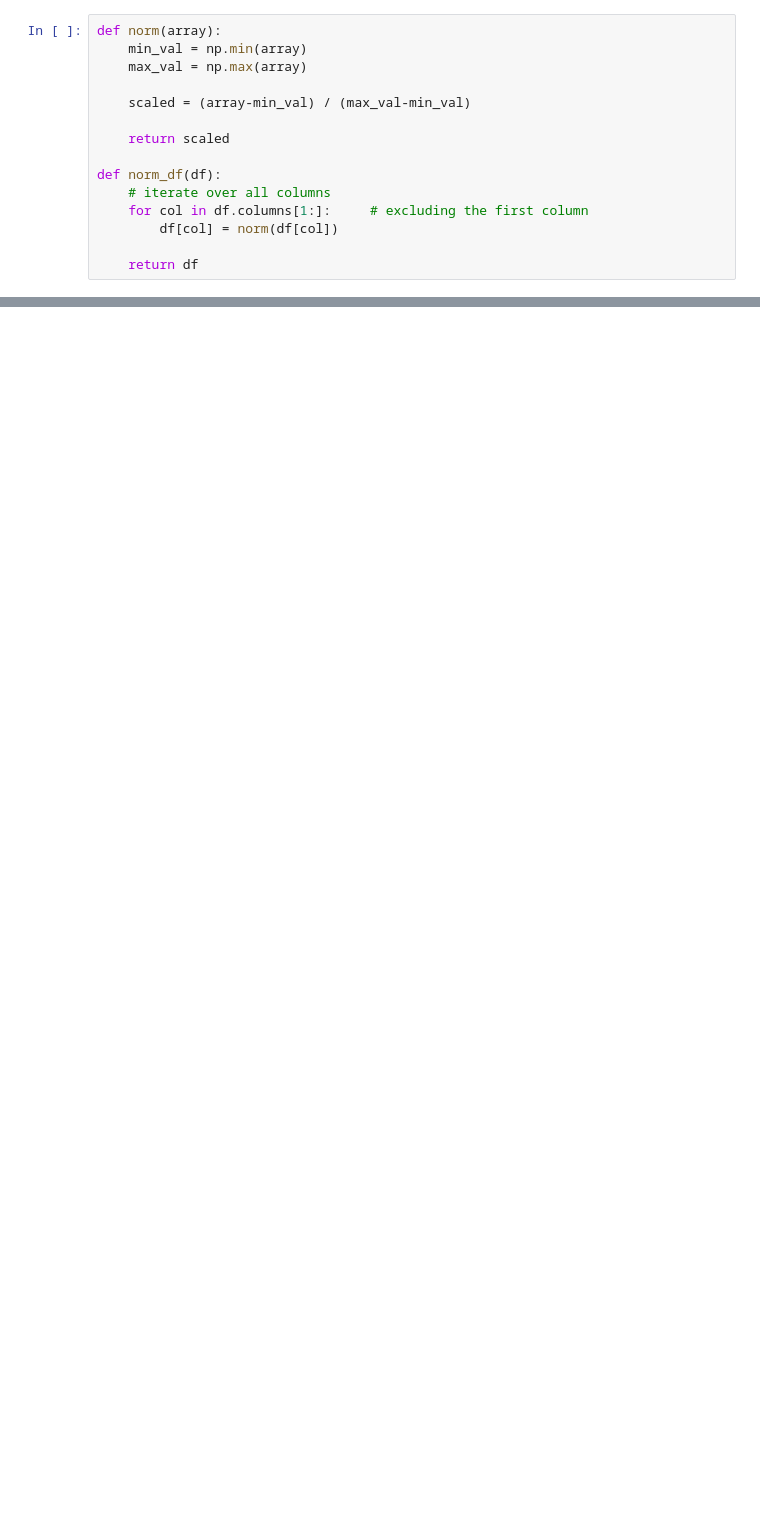
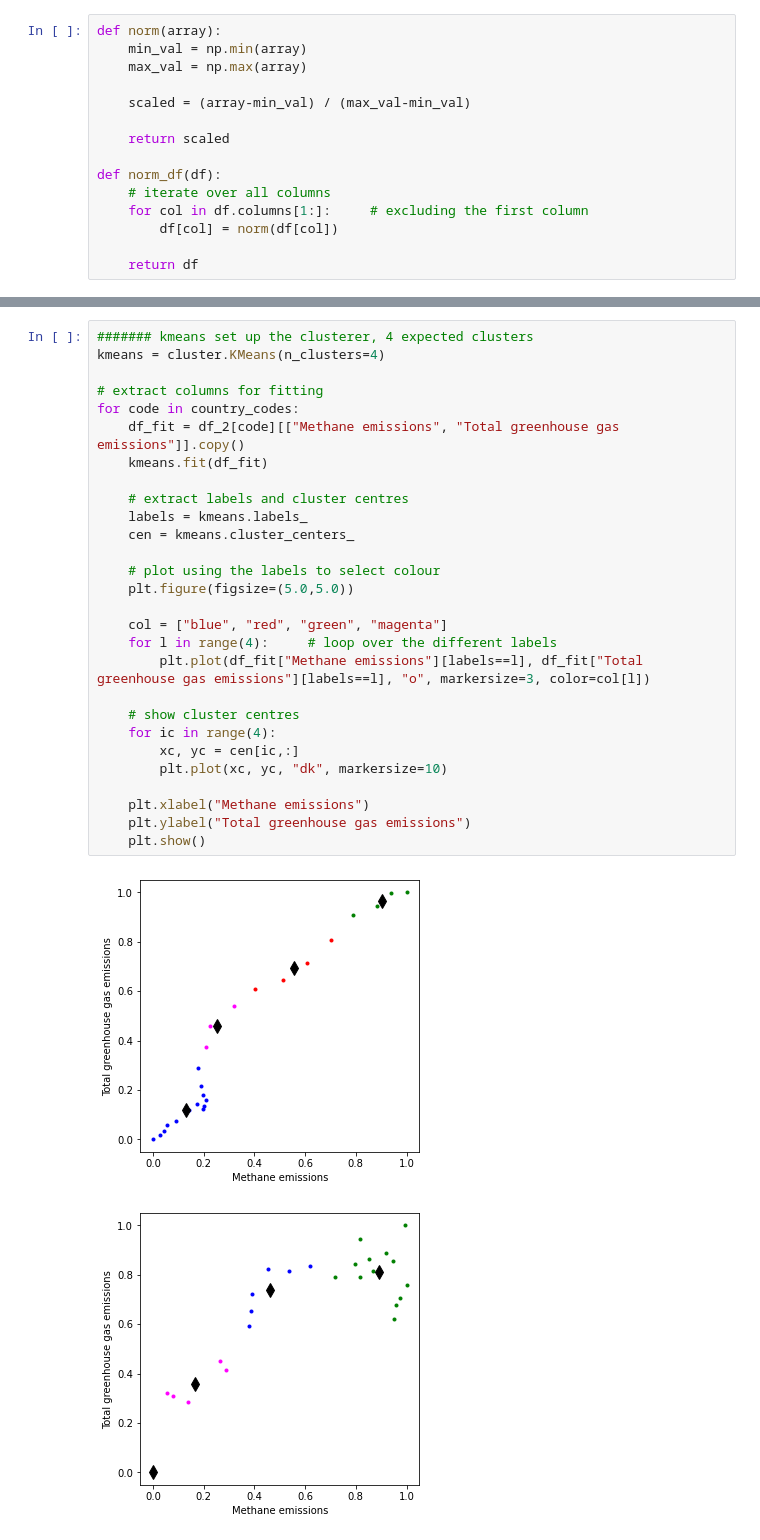
Before and after one commit to shabihulhaider/UH-ADS1, a Jupyter notebook: Assignment 3/Assignment_3_Haider_21027325.ipynb, the cells around one changed output, grey strips where cells are left out. Cells and saved outputs as stored; diff of their text form; blank space fills up the shorter version.

Commit message:
clustering

```diff
--- a/Assignment 3/Assignment_3_Haider_21027325.ipynb
+++ b/Assignment 3/Assignment_3_Haider_21027325.ipynb
@@ -161,0 +176,31 @@ KeyError: 'Energy use'
+# %%
+####### kmeans set up the clusterer, 4 expected clusters
+kmeans = cluster.KMeans(n_clusters=4)
+
+# extract columns for fitting
+for code in country_codes:
+    df_fit = df_2[code][["Methane emissions", "Total greenhouse gas emissions"]].copy()
+    kmeans.fit(df_fit)
+
+    # extract labels and cluster centres
+    labels = kmeans.labels_
+    cen = kmeans.cluster_centers_
+
+    # plot using the labels to select colour
+    plt.figure(figsize=(5.0,5.0))
+
+    col = ["blue", "red", "green", "magenta"]
+    for l in range(4):     # loop over the different labels
+        plt.plot(df_fit["Methane emissions"][labels==l], df_fit["Total greenhouse gas emissions"][labels==l], "o", markersize=3, color=col[l])
+
+    # show cluster centres
+    for ic in range(4):
+        xc, yc = cen[ic,:]
+        plt.plot(xc, yc, "dk", markersize=10)
+
+    plt.xlabel("Methane emissions")
+    plt.ylabel("Total greenhouse gas emissions")
+    plt.show()
+# %% [output]
+[figure, added]
+[figure, added]
```
Also changed, not shown: parts of 10 cells of this notebook, 15 other files.
